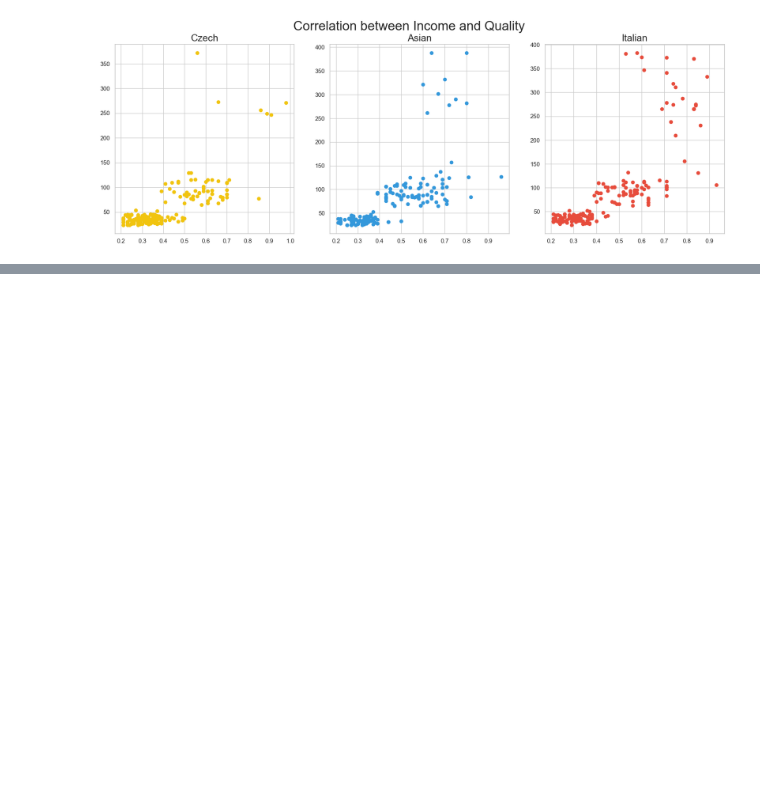
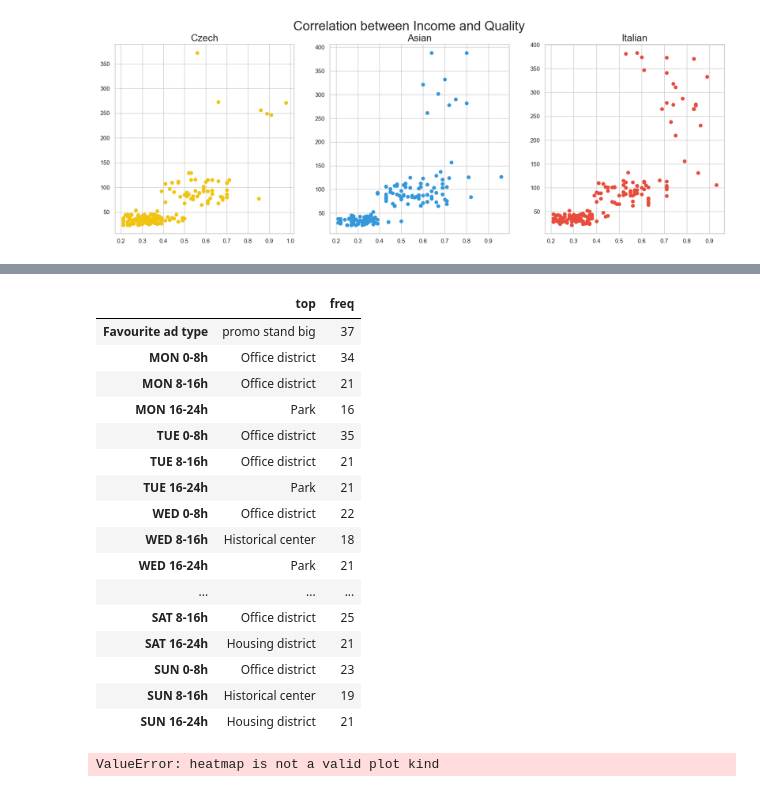
Before and after one commit to utikpuhlik/minimum, a Jupyter notebook: main.ipynb, the cells around one changed output, grey strips where cells are left out. Cells and saved outputs as stored; diff of their text form; code cells hidden in the pictures; blank space fills up the shorter version.

```diff
--- a/main.ipynb
+++ b/main.ipynb
@@ -321,0 +337,30 @@ dtype: int64
+# %%
+options = ['promo stand big']
+# %%
+medium_asian= medium_asian[medium_asian['Favourite ad type'].isin(options)]
+# %%
+medium_asian = medium_asian.describe(include='object').drop(['count', 'unique'])
+# %%
+medium_asian.transpose()
+# %% [output]
+|  | top | freq |
+| Favourite ad type | promo stand big | 37 |
+| MON 0-8h | Office district | 34 |
+| MON 8-16h | Office district | 21 |
+| MON 16-24h | Park | 16 |
+| TUE 0-8h | Office district | 35 |
+| TUE 8-16h | Office district | 21 |
+| TUE 16-24h | Park | 21 |
+| WED 0-8h | Office district | 22 |
+| WED 8-16h | Historical center | 18 |
+| WED 16-24h | Park | 21 |
+| ... | ... | ... |
+| SAT 8-16h | Office district | 25 |
+| SAT 16-24h | Housing district | 21 |
+| SUN 0-8h | Office district | 23 |
+| SUN 8-16h | Historical center | 19 |
+| SUN 16-24h | Housing district | 21 |
+# %%
+medium_asian.transpose().plot(kind='barh',figsize=(12,8));
+# %% [output]
+ValueError: heatmap is not a valid plot kind
```
Also changed, not shown: parts of 15 cells of this notebook.
